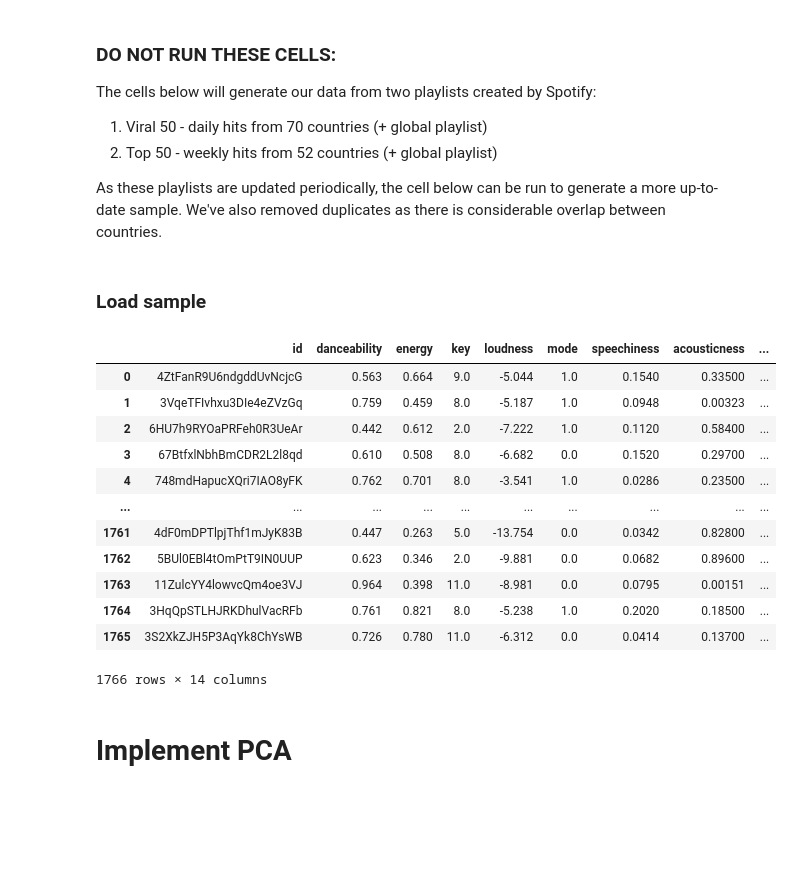
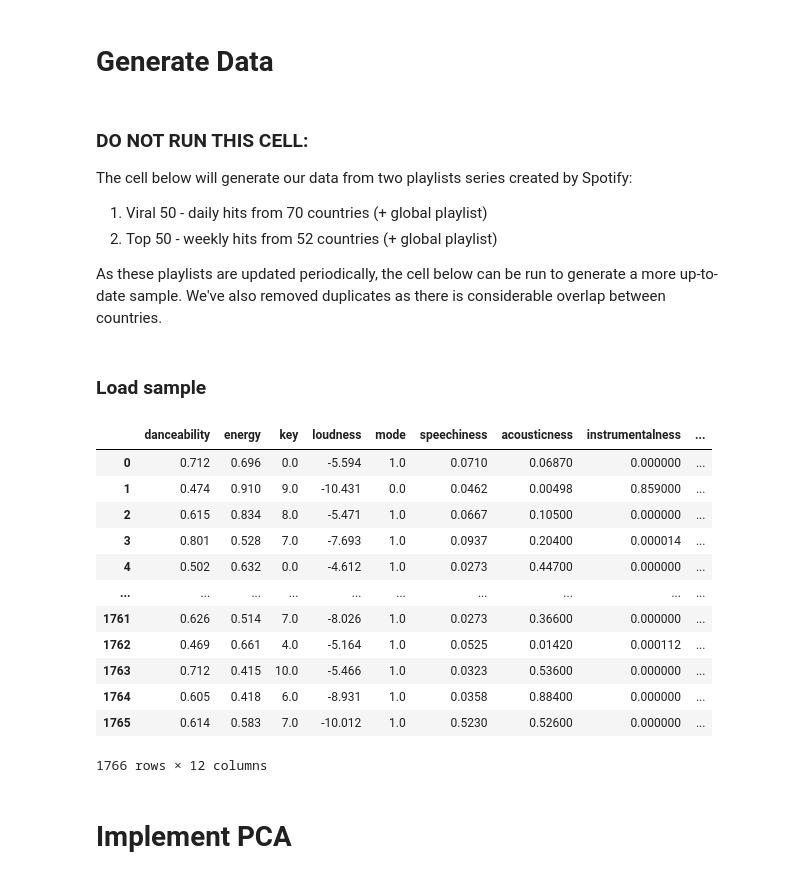
Before and after one commit to cat-wang1124/Spotify-Clustering, a Jupyter notebook: spotify clustering.ipynb, the cells around one changed output. Drawn from its saved outputs; the diff is of its cells as text; code cells hidden in the pictures; blank space fills up the shorter version.

```diff
--- a/spotify clustering.ipynb
+++ b/spotify clustering.ipynb
@@ -74,10 +93,12 @@ def get_track_features(track_ids):
     #TODO: append column for artist name
 
     return df
+# %% [markdown]
+# Generate Data
 # %% [markdown]
-### DO NOT RUN THESE CELLS:
+### DO NOT RUN THIS CELL:
 
-The cells below will generate our data from two playlists created by Spotify:
+The cell below will generate our data from two playlists series created by Spotify:
 
 1. Viral 50 - daily hits from 70 countries (+ global playlist)
 2. Top 50 - weekly hits from 52 countries (+ global playlist)
@@ -139,22 +160,29 @@ combined_df.to_csv('Total_Data.csv')
 # %% [markdown]
 ### Load sample
 # %%
-sample = pd.read_csv('Total_Data.csv', index_col=0)
-sample
+sample_df = pd.read_csv('Total_Data.csv', index_col=0)
+sample_df = sample_df.sample(frac=1).reset_index(drop=True) #shuffle indices
+ids = sample_df['id']
+
+sample_df = sample_df.drop(columns=['id', 'time_signature'])      #drop columns
+
+sample = sample_df.to_numpy()
+
+sample_df
 # %% [output]
-|  | id | danceability | energy | key | loudness | mode | speechiness | acousticness | ... |
-| 0 | 4ZtFanR9U6ndgddUvNcjcG | 0.563 | 0.664 | 9.0 | -5.044 | 1.0 | 0.1540 | 0.33500 | ... |
-| 1 | 3VqeTFIvhxu3DIe4eZVzGq | 0.759 | 0.459 | 8.0 | -5.187 | 1.0 | 0.0948 | 0.00323 | ... |
-| 2 | 6HU7h9RYOaPRFeh0R3UeAr | 0.442 | 0.612 | 2.0 | -7.222 | 1.0 | 0.1120 | 0.58400 | ... |
-| 3 | 67BtfxlNbhBmCDR2L2l8qd | 0.610 | 0.508 | 8.0 | -6.682 | 0.0 | 0.1520 | 0.29700 | ... |
-| 4 | 748mdHapucXQri7IAO8yFK | 0.762 | 0.701 | 8.0 | -3.541 | 1.0 | 0.0286 | 0.23500 | ... |
+|  | danceability | energy | key | loudness | mode | speechiness | acousticness | instrumentalness | ... |
+| 0 | 0.712 | 0.696 | 0.0 | -5.594 | 1.0 | 0.0710 | 0.06870 | 0.000000 | ... |
+| 1 | 0.474 | 0.910 | 9.0 | -10.431 | 0.0 | 0.0462 | 0.00498 | 0.859000 | ... |
+| 2 | 0.615 | 0.834 | 8.0 | -5.471 | 1.0 | 0.0667 | 0.10500 | 0.000000 | ... |
+| 3 | 0.801 | 0.528 | 7.0 | -7.693 | 1.0 | 0.0937 | 0.20400 | 0.000014 | ... |
+| 4 | 0.502 | 0.632 | 0.0 | -4.612 | 1.0 | 0.0273 | 0.44700 | 0.000000 | ... |
 | ... | ... | ... | ... | ... | ... | ... | ... | ... | ... |
-| 1761 | 4dF0mDPTlpjThf1mJyK83B | 0.447 | 0.263 | 5.0 | -13.754 | 0.0 | 0.0342 | 0.82800 | ... |
-| 1762 | 5BUl0EBl4tOmPtT9IN0UUP | 0.623 | 0.346 | 2.0 | -9.881 | 0.0 | 0.0682 | 0.89600 | ... |
-| 1763 | 11ZulcYY4lowvcQm4oe3VJ | 0.964 | 0.398 | 11.0 | -8.981 | 0.0 | 0.0795 | 0.00151 | ... |
-| 1764 | 3HqQpSTLHJRKDhulVacRFb | 0.761 | 0.821 | 8.0 | -5.238 | 1.0 | 0.2020 | 0.18500 | ... |
-| 1765 | 3S2XkZJH5P3AqYk8ChYsWB | 0.726 | 0.780 | 11.0 | -6.312 | 0.0 | 0.0414 | 0.13700 | ... |
+| 1761 | 0.626 | 0.514 | 7.0 | -8.026 | 1.0 | 0.0273 | 0.36600 | 0.000000 | ... |
+| 1762 | 0.469 | 0.661 | 4.0 | -5.164 | 1.0 | 0.0525 | 0.01420 | 0.000112 | ... |
+| 1763 | 0.712 | 0.415 | 10.0 | -5.466 | 1.0 | 0.0323 | 0.53600 | 0.000000 | ... |
+| 1764 | 0.605 | 0.418 | 6.0 | -8.931 | 1.0 | 0.0358 | 0.88400 | 0.000000 | ... |
+| 1765 | 0.614 | 0.583 | 7.0 | -10.012 | 1.0 | 0.5230 | 0.52600 | 0.000000 | ... |
-1766 rows × 14 columns
+1766 rows × 12 columns
 # %% [markdown]
 # Implement PCA
 # %%
```
Also changed, not shown: parts of 28 cells of this notebook.
